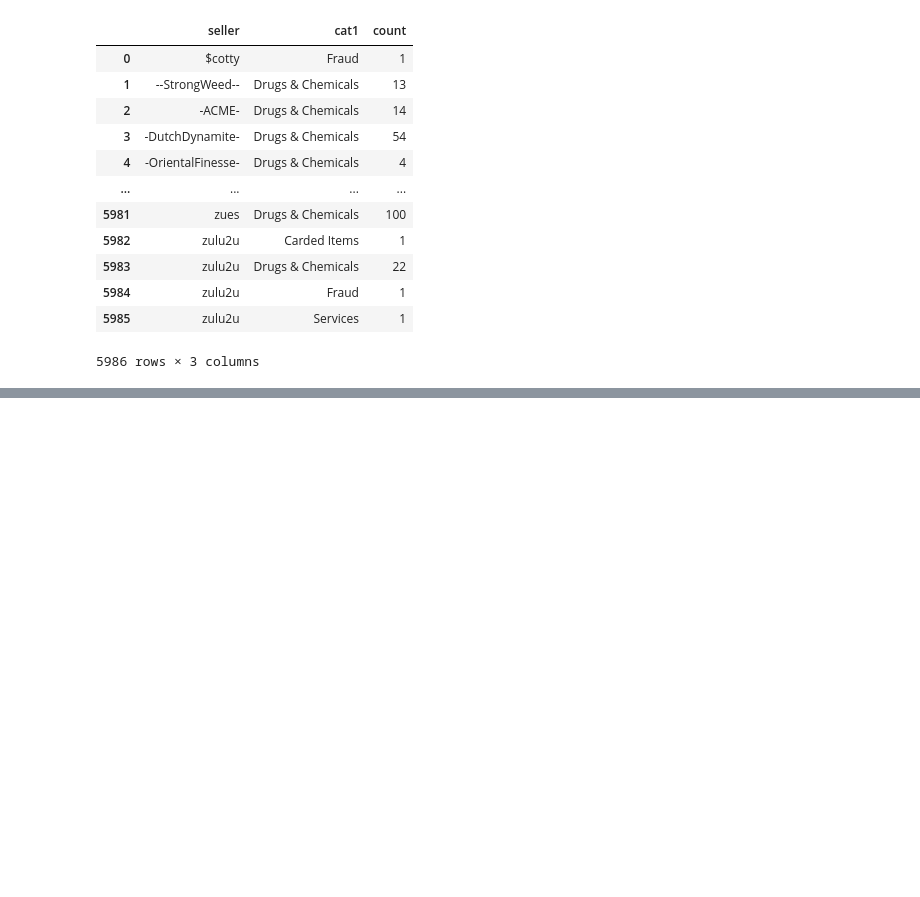
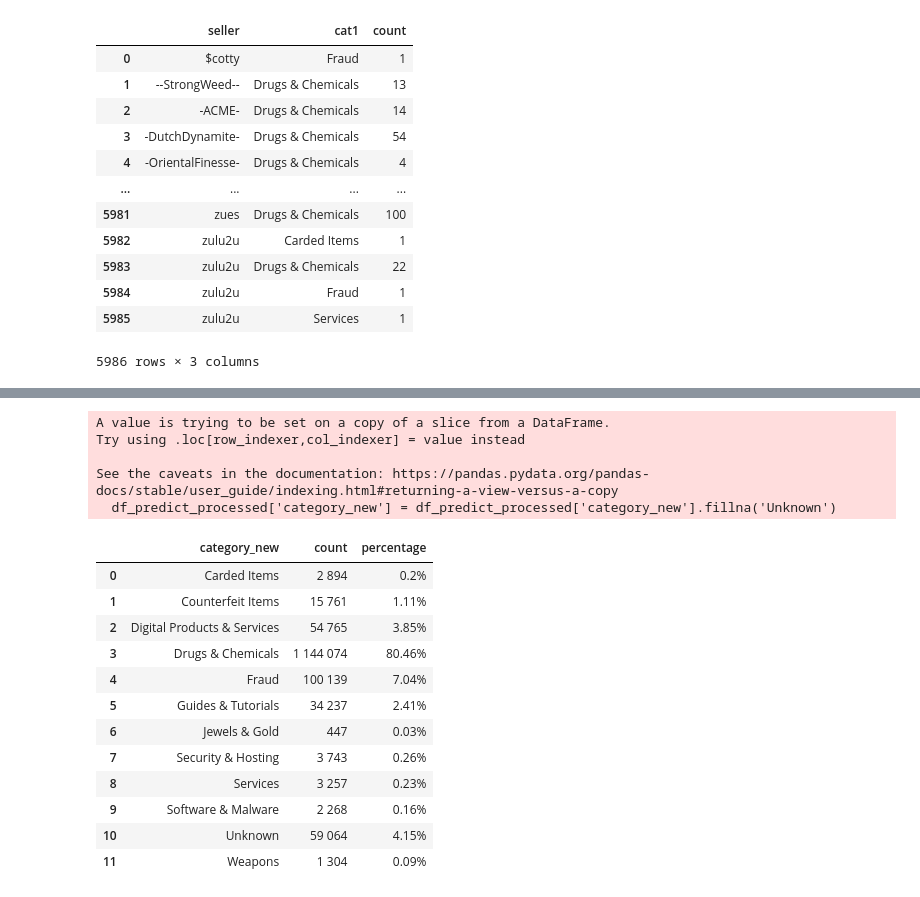
Before and after one commit to GregoryG3/Thesis, a Jupyter notebook: INITIALIZATION.ipynb, the cells around one changed output, grey strips where cells are left out. Drawn from its saved outputs; the diff is of its cells as text; code cells hidden in the pictures; blank space fills up the shorter version.

```diff
--- a/INITIALIZATION.ipynb
+++ b/INITIALIZATION.ipynb
@@ -1237,0 +1456,31 @@ array(['Other', 'Fraud', 'Fraud Software', 'Social Engineering',
+# %%
+# Replace NaN values in 'category_new' for the grouping operation
+df_predict_processed['category_new'] = df_predict_processed['category_new'].fillna('Unknown')
+
+# Group by 'category_new' and count occurrences
+grouped = df_predict_processed.groupby(['category_new']).size().reset_index(name='count')
+grouped['percentage'] = (grouped['count'] / grouped['count'].sum() * 100).round(2).astype(str) + '%'
+
+# Format counts with thousand separators
+grouped['count'] = grouped['count'].apply(lambda x: f"{x:,}".replace(",", " "))
+
+grouped
+# %% [output]
+A value is trying to be set on a copy of a slice from a DataFrame.
+Try using .loc[row_indexer,col_indexer] = value instead
+
+See the caveats in the documentation: https://pandas.pydata.org/pandas-docs/stable/user_guide/indexing.html#returning-a-view-versus-a-copy
+  df_predict_processed['category_new'] = df_predict_processed['category_new'].fillna('Unknown')
+|  | category_new | count | percentage |
+| 0 | Carded Items | 2 894 | 0.2% |
+| 1 | Counterfeit Items | 15 761 | 1.11% |
+| 2 | Digital Products & Services | 54 765 | 3.85% |
+| 3 | Drugs & Chemicals | 1 144 074 | 80.46% |
+| 4 | Fraud | 100 139 | 7.04% |
+| 5 | Guides & Tutorials | 34 237 | 2.41% |
+| 6 | Jewels & Gold | 447 | 0.03% |
+| 7 | Security & Hosting | 3 743 | 0.26% |
+| 8 | Services | 3 257 | 0.23% |
+| 9 | Software & Malware | 2 268 | 0.16% |
+| 10 | Unknown | 59 064 | 4.15% |
+| 11 | Weapons | 1 304 | 0.09% |
```
Also changed, not shown: parts of 32 cells of this notebook.
